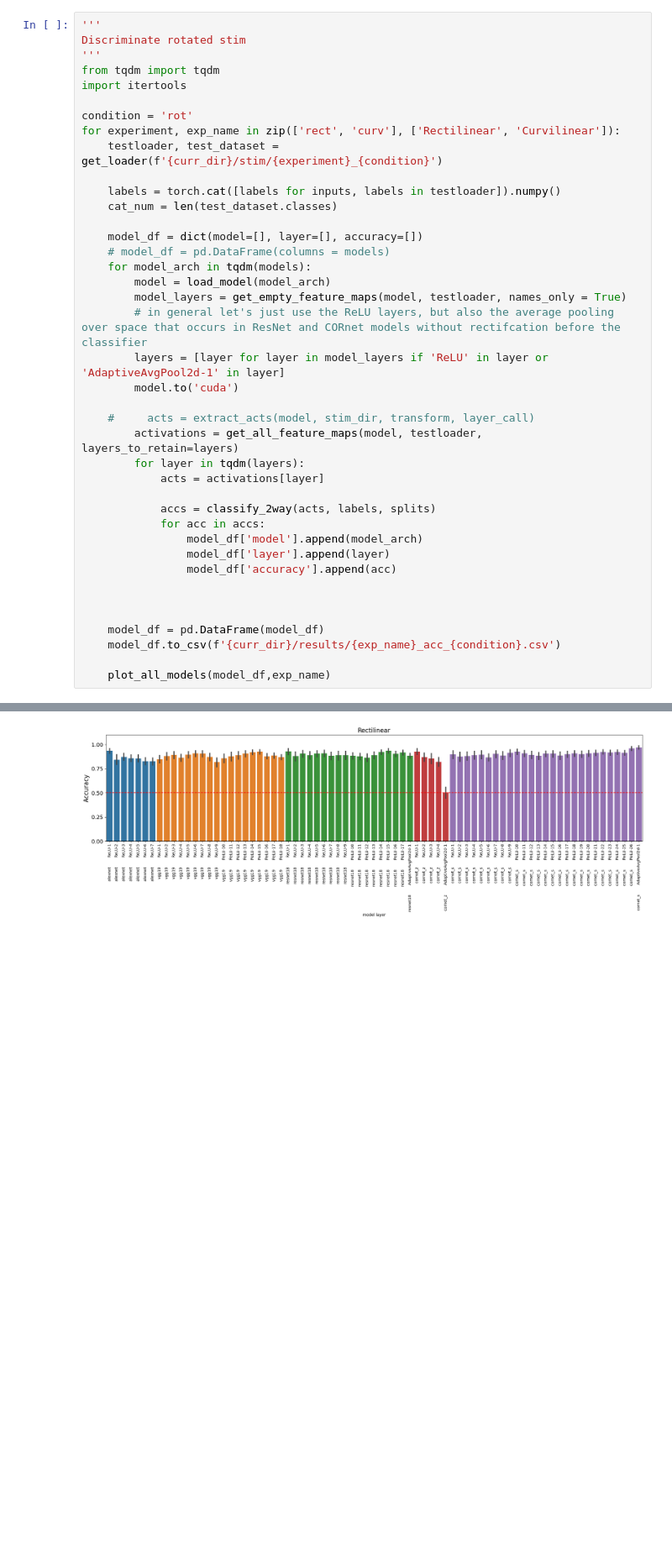
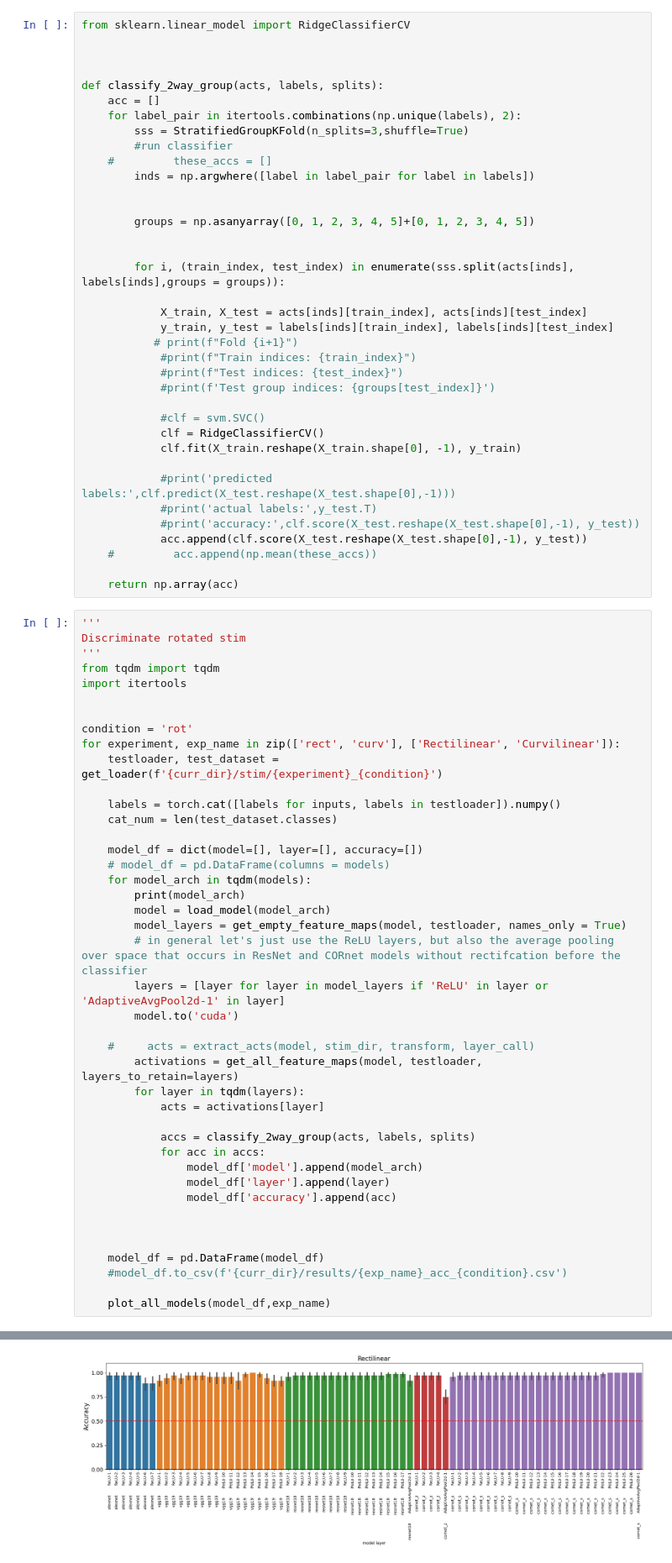
Before and after one commit to vayzenb/goodale-milner-dnns, a Jupyter notebook: discriminate_exemplars.ipynb, the cells around one changed output, grey strips where cells are left out. Shown at 84% size. Saved outputs shown, nothing was run; the diff lists cells and outputs as text; blank space fills up the shorter version.

Commit message:
grouping made no difference

```diff
--- a/discriminate_exemplars.ipynb
+++ b/discriminate_exemplars.ipynb
@@ -146,12 +155,50 @@ def classify_2way(acts, labels, splits):
     #         acc.append(np.mean(these_accs))
 
     return np.array(acc)
+# %%
+from sklearn.linear_model import RidgeClassifierCV
+
+
+
+def classify_2way_group(acts, labels, splits):
+    acc = []
+    for label_pair in itertools.combinations(np.unique(labels), 2):
+        sss = StratifiedGroupKFold(n_splits=3,shuffle=True)
+        #run classifier
+    #         these_accs = []
+        inds = np.argwhere([label in label_pair for label in labels])
+
+
+        groups = np.asanyarray([0, 1, 2, 3, 4, 5]+[0, 1, 2, 3, 4, 5])
+
+
+        for i, (train_index, test_index) in enumerate(sss.split(acts[inds], labels[inds],groups = groups)):
+
+            X_train, X_test = acts[inds][train_index], acts[inds][test_index]
+            y_train, y_test = labels[inds][train_index], labels[inds][test_index]
+           # print(f"Fold {i+1}")
+            #print(f"Train indices: {train_index}")
+            #print(f"Test indices: {test_index}")
+            #print(f'Test group indices: {groups[test_index]}')
+
+            #clf = svm.SVC()
+            clf = RidgeClassifierCV()
+            clf.fit(X_train.reshape(X_train.shape[0], -1), y_train)
+
+            #print('predicted labels:',clf.predict(X_test.reshape(X_test.shape[0],-1)))
+            #print('actual labels:',y_test.T)
+            #print('accuracy:',clf.score(X_test.reshape(X_test.shape[0],-1), y_test))
+            acc.append(clf.score(X_test.reshape(X_test.shape[0],-1), y_test))
+    #         acc.append(np.mean(these_accs))
+
+    return np.array(acc)
 # %%
 '''
 Discriminate rotated stim
 '''
 from tqdm import tqdm
 import itertools
+
 
 condition = 'rot'
 for experiment, exp_name in zip(['rect', 'curv'], ['Rectilinear', 'Curvilinear']):
@@ -163,6 +210,7 @@ for experiment, exp_name in zip(['rect', 'curv'], ['Rectilinear', 'Curvilinear']
     model_df = dict(model=[], layer=[], accuracy=[])
     # model_df = pd.DataFrame(columns = models)
     for model_arch in tqdm(models):
+        print(model_arch)
         model = load_model(model_arch)
         model_layers = get_empty_feature_maps(model, testloader, names_only = True)
         # in general let's just use the ReLU layers, but also the average pooling over space that occurs in ResNet and CORnet models without rectifcation before the classifier
@@ -174,7 +222,7 @@ for experiment, exp_name in zip(['rect', 'curv'], ['Rectilinear', 'Curvilinear']
         for layer in tqdm(layers):
             acts = activations[layer]
 
-            accs = classify_2way(acts, labels, splits)
+            accs = classify_2way_group(acts, labels, splits)
             for acc in accs:
                 model_df['model'].append(model_arch)
                 model_df['layer'].append(layer)
@@ -183,7 +231,7 @@ for experiment, exp_name in zip(['rect', 'curv'], ['Rectilinear', 'Curvilinear']
 
 
     model_df = pd.DataFrame(model_df)
-    model_df.to_csv(f'{curr_dir}/results/{exp_name}_acc_{condition}.csv')
+    #model_df.to_csv(f'{curr_dir}/results/{exp_name}_acc_{condition}.csv')
 
     plot_all_models(model_df,exp_name)
 # %% [output]
@@ -190 +243 @@ for experiment, exp_name in zip(['rect', 'curv'], ['Rectilinear', 'Curvilinear']
-[figure, old version]
+[figure, new version]
```
Also changed, not shown: parts of 6 cells of this notebook, 7 other files.
